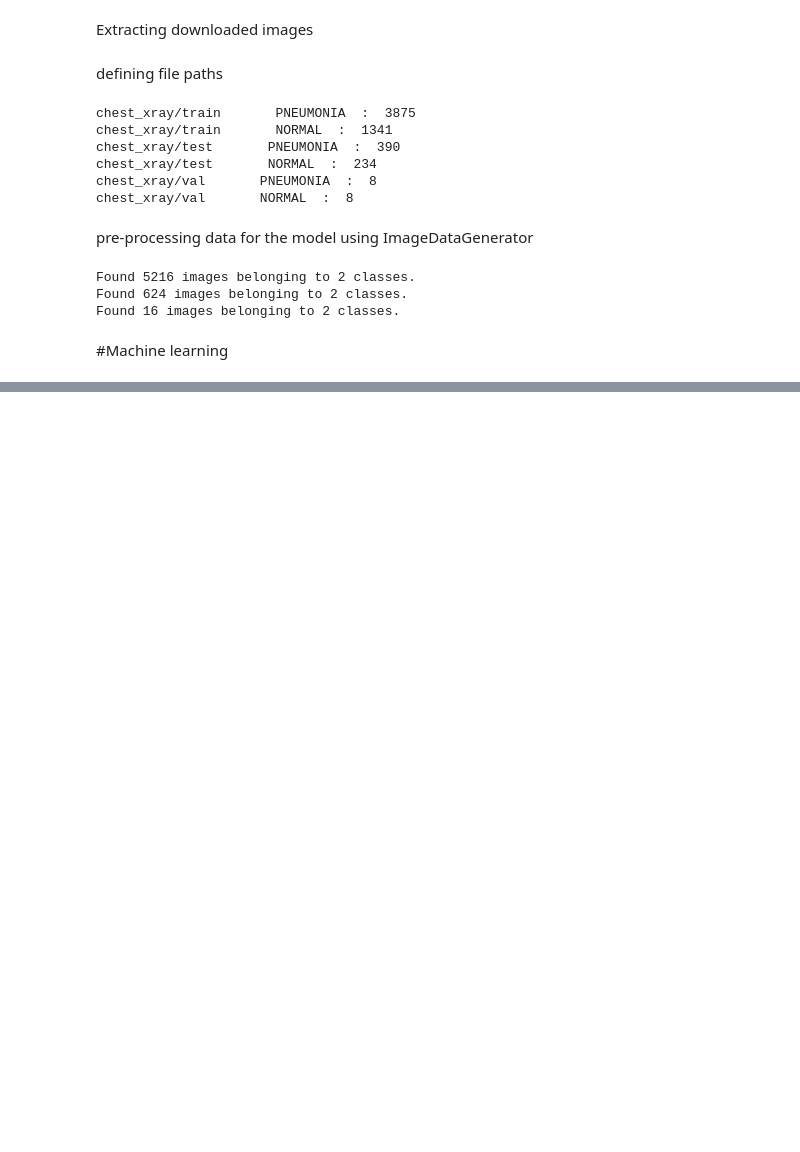
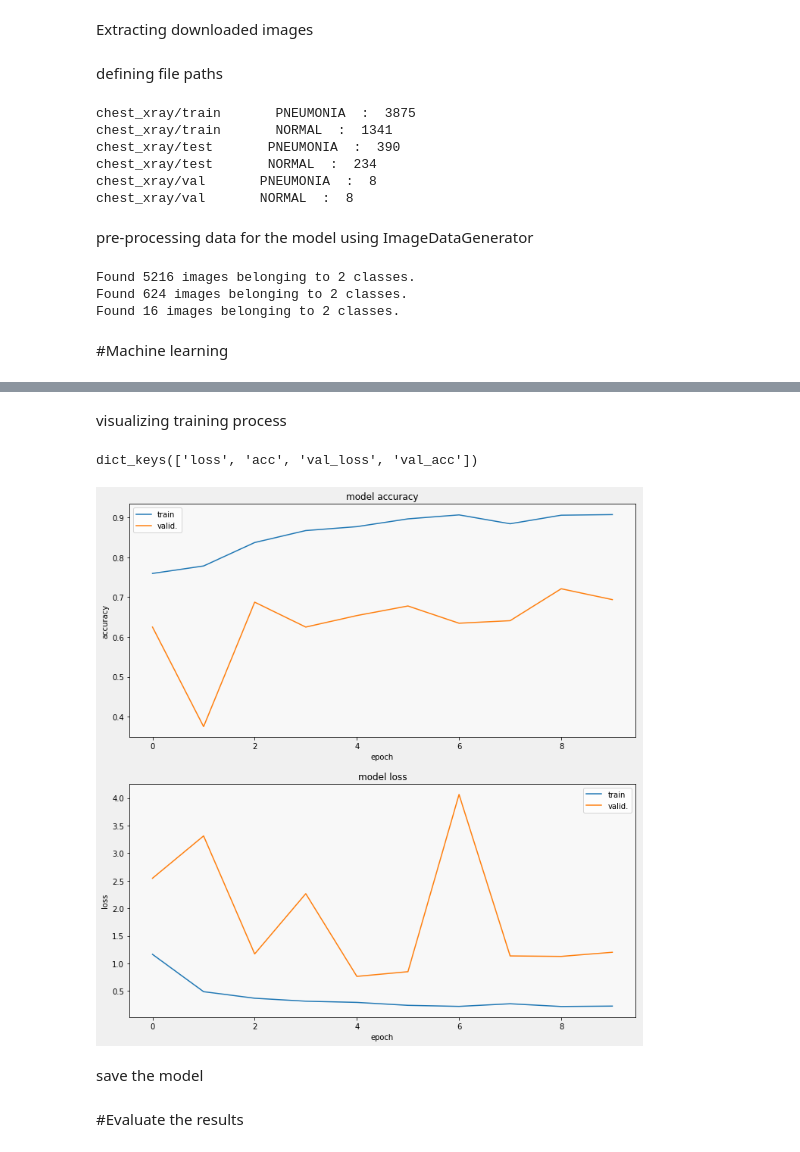
Before and after one commit to objectis/ai-pneumonia-detection, a Jupyter notebook: detection.ipynb, the cells around one changed output, grey strips where cells are left out. Saved outputs shown, nothing was run; the diff lists cells and outputs as text; code cells hidden in the pictures; blank space fills up the shorter version.

```diff
--- a/detection.ipynb
+++ b/detection.ipynb
@@ -58,8 +58,7 @@ from tensorflow.keras.preprocessing.image import ImageDataGenerator
 tf.enable_eager_execution()
 AUTO = tf.data.experimental.AUTOTUNE
 
-img_gen = ImageDataGenerator(featurewise_center = True,
-                              shear_range = 0.2,
+img_gen = ImageDataGenerator( shear_range = 0.2,
                               rescale = 1.0/255,
                               horizontal_flip = True)
 # %%
@@ -138,0 +142,9 @@ _________________________________________________________________
+# %%
+trained_model = xray_model.fit_generator(to_train,
+                                steps_per_epoch = len(to_train),
+                                epochs = 10,
+                                verbose = 1,
+                                workers = 20,
+                                validation_data = to_test,
+                                validation_steps = len(to_test),
+                                class_weight = train_class_weights)
@@ -138,0 +169,26 @@ _________________________________________________________________
+# %% [markdown]
+visualizing training process
+# %%
+print(trained_model.history.keys())
+# %% [output]
+dict_keys(['loss', 'acc', 'val_loss', 'val_acc'])
+# %%
+def display_training_curves(training, validation, title, subplot):
+  if subplot%10==1: # set up the subplots on the first call
+    plt.subplots(figsize=(10,10), facecolor='#F0F0F0')
+    plt.tight_layout()
+  ax = plt.subplot(subplot)
+  ax.set_facecolor('#F8F8F8')
+  ax.plot(training)
+  ax.plot(validation)
+  ax.set_title('model '+ title)
+  ax.set_ylabel(title)
+  ax.set_xlabel('epoch')
+  ax.legend(['train', 'valid.'])
+
+display_training_curves(trained_model.history['acc'], trained_model.history['val_acc'], 'accuracy', 211)
+display_training_curves(trained_model.history['loss'], trained_model.history['val_loss'], 'loss', 212)
+# %% [output]
+[figure, added]
+# %% [markdown]
+save the model
@@ -138,0 +197,2 @@ _________________________________________________________________
+# %% [markdown]
+#Evaluate the results
```
Also changed, not shown: parts of 7 cells of this notebook.
